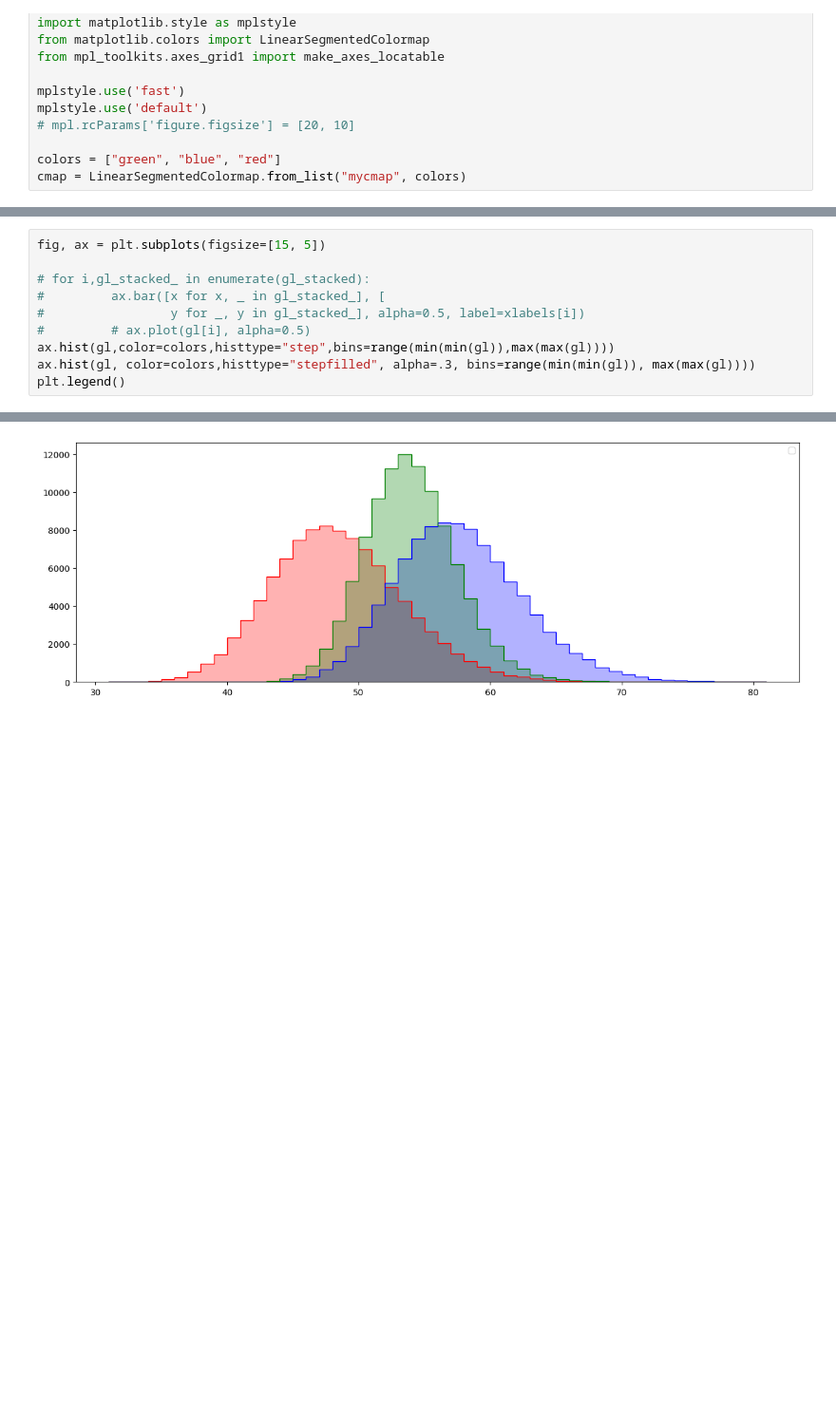
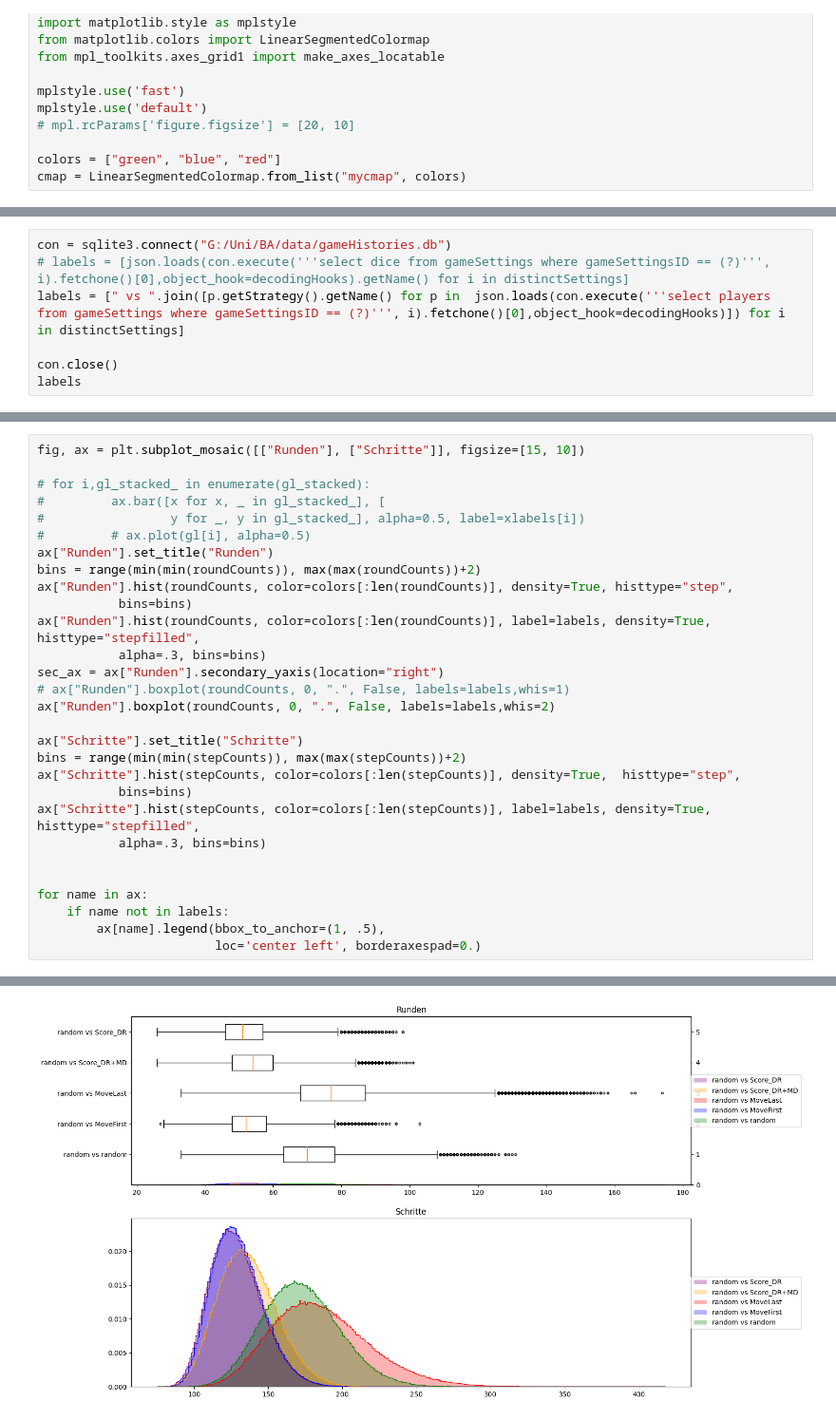
Before and after one commit to LukasWallisch/game-ur-analysis, a Jupyter notebook: src/whoWins.ipynb, the cells around one changed output, grey strips where cells are left out. Shown at 95% size. Drawn from its saved outputs; the diff is of its cells as text; blank space fills up the shorter version.

Commit message:
fixes and data tests
(cherry picked from commit 06589ec3d1d70d74b72b38123a75f80397281342)

```diff
--- a/src/whoWins.ipynb
+++ b/src/whoWins.ipynb
@@ -59,0 +42,7 @@ gl_stacked = [[(i,gl_.count(i)) for i in range(np.min(gl_),np.max(gl_)+1)] for g
+# %%
+con = sqlite3.connect("G:/Uni/BA/data/gameHistories.db")
+# labels = [json.loads(con.execute('''select dice from gameSettings where gameSettingsID == (?)''', i).fetchone()[0],object_hook=decodingHooks).getName() for i in distinctSettings]
+labels = [" vs ".join([p.getStrategy().getName() for p in  json.loads(con.execute('''select players from gameSettings where gameSettingsID == (?)''', i).fetchone()[0],object_hook=decodingHooks)]) for i in distinctSettings]
+
+con.close()
+labels
@@ -60,11 +65,30 @@ gl_stacked = [[(i,gl_.count(i)) for i in range(np.min(gl_),np.max(gl_)+1)] for g
 # %%
-fig, ax = plt.subplots(figsize=[15, 5])
+fig, ax = plt.subplot_mosaic([["Runden"], ["Schritte"]], figsize=[15, 10])
 
 # for i,gl_stacked_ in enumerate(gl_stacked):
 #         ax.bar([x for x, _ in gl_stacked_], [
 #                 y for _, y in gl_stacked_], alpha=0.5, label=xlabels[i])
 #         # ax.plot(gl[i], alpha=0.5)
-ax.hist(gl,color=colors,histtype="step",bins=range(min(min(gl)),max(max(gl))))
-ax.hist(gl, color=colors,histtype="stepfilled", alpha=.3, bins=range(min(min(gl)), max(max(gl))))
-plt.legend()
+ax["Runden"].set_title("Runden")
+bins = range(min(min(roundCounts)), max(max(roundCounts))+2)
+ax["Runden"].hist(roundCounts, color=colors[:len(roundCounts)], density=True, histtype="step",
+           bins=bins)
+ax["Runden"].hist(roundCounts, color=colors[:len(roundCounts)], label=labels, density=True, histtype="stepfilled",
+           alpha=.3, bins=bins)
+sec_ax = ax["Runden"].secondary_yaxis(location="right")
+# ax["Runden"].boxplot(roundCounts, 0, ".", False, labels=labels,whis=1)
+ax["Runden"].boxplot(roundCounts, 0, ".", False, labels=labels,whis=2)
+
+ax["Schritte"].set_title("Schritte")
+bins = range(min(min(stepCounts)), max(max(stepCounts))+2)
+ax["Schritte"].hist(stepCounts, color=colors[:len(stepCounts)], density=True,  histtype="step",
+           bins=bins)
+ax["Schritte"].hist(stepCounts, color=colors[:len(stepCounts)], label=labels, density=True, histtype="stepfilled",
+           alpha=.3, bins=bins)
+
+
+for name in ax:
+    if name not in labels:
+        ax[name].legend(bbox_to_anchor=(1, .5),
+                        loc='center left', borderaxespad=0.)
 # %% [output]
@@ -73 +95 @@ No artists with labels found to put in legend.  Note that artists whose label st
-[figure, old version]
+[figure, new version]
```
Also changed, not shown: parts of 13 cells of this notebook, 6 other files.
